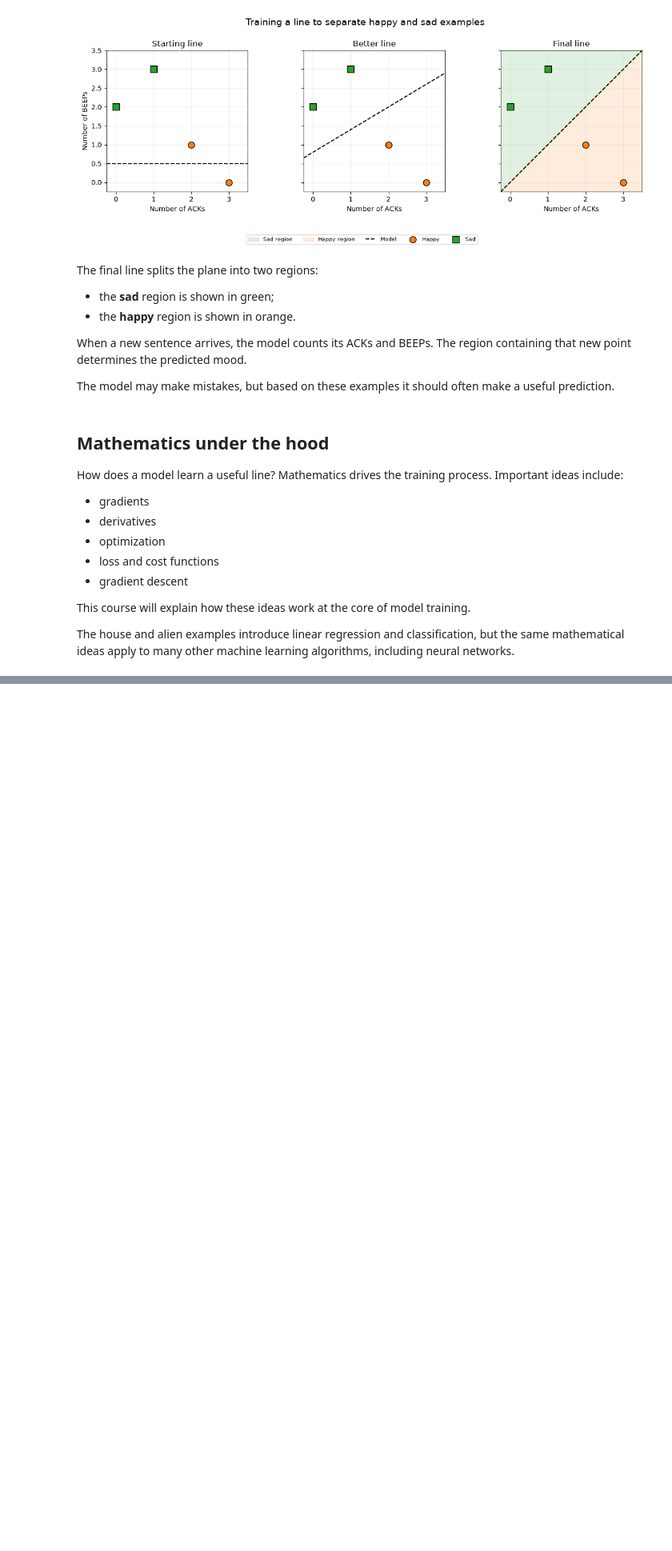
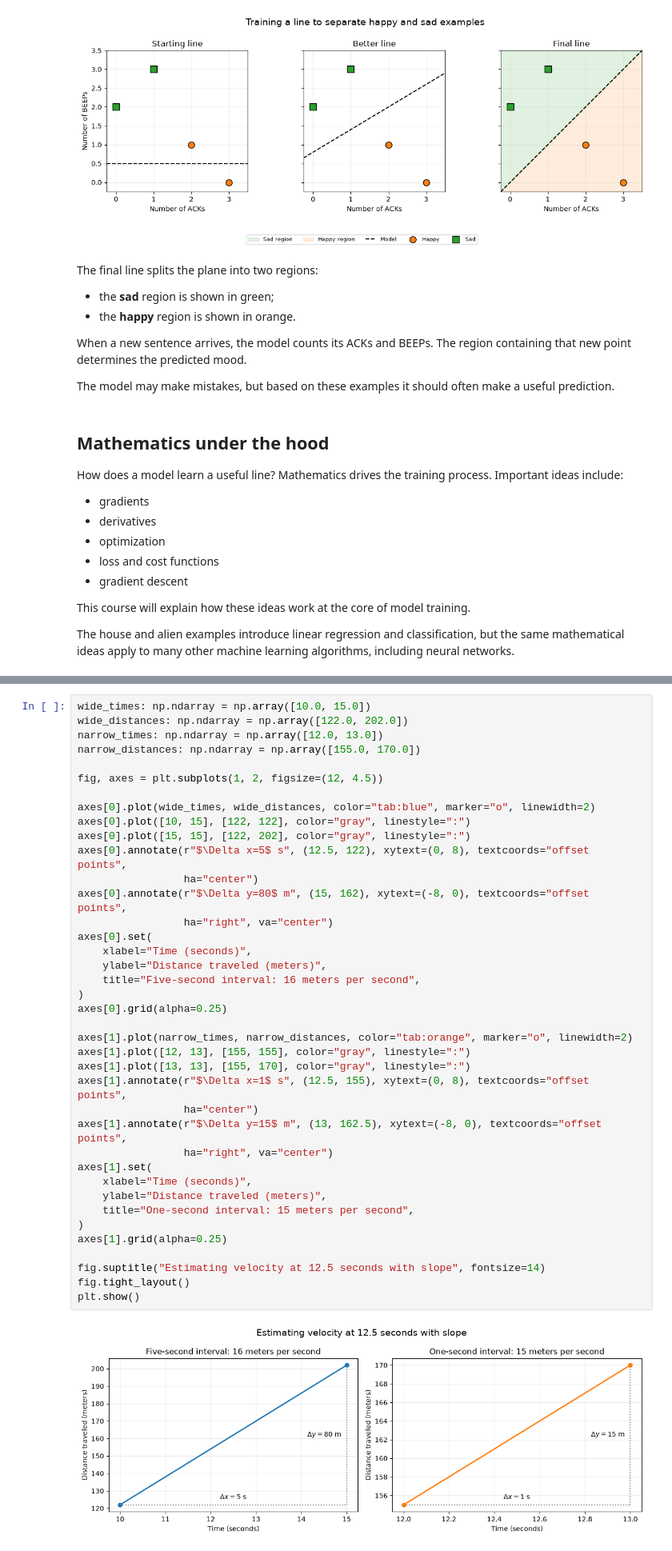
Before and after one commit to majorgilles/mathematics-for-machine-learning-and-data-science, a Jupyter notebook: weeks/c2_w1/01_derivatives_and_optimization.ipynb, the cells around one changed output, grey strips where cells are left out. Shown at 80% size. Saved outputs shown, nothing was run; the diff lists cells and outputs as text; blank space fills up the shorter version.

```diff
--- a/weeks/c2_w1/01_derivatives_and_optimization.ipynb
+++ b/weeks/c2_w1/01_derivatives_and_optimization.ipynb
@@ -246,0 +383,41 @@ The next lessons begin developing the derivative concepts needed to understand t
+# %%
+wide_times: np.ndarray = np.array([10.0, 15.0])
+wide_distances: np.ndarray = np.array([122.0, 202.0])
+narrow_times: np.ndarray = np.array([12.0, 13.0])
+narrow_distances: np.ndarray = np.array([155.0, 170.0])
+
+fig, axes = plt.subplots(1, 2, figsize=(12, 4.5))
+
+axes[0].plot(wide_times, wide_distances, color="tab:blue", marker="o", linewidth=2)
+axes[0].plot([10, 15], [122, 122], color="gray", linestyle=":")
+axes[0].plot([15, 15], [122, 202], color="gray", linestyle=":")
+axes[0].annotate(r"$\Delta x=5$ s", (12.5, 122), xytext=(0, 8), textcoords="offset points",
+                 ha="center")
+axes[0].annotate(r"$\Delta y=80$ m", (15, 162), xytext=(-8, 0), textcoords="offset points",
+                 ha="right", va="center")
+axes[0].set(
+    xlabel="Time (seconds)",
+    ylabel="Distance traveled (meters)",
+    title="Five-second interval: 16 meters per second",
+)
+axes[0].grid(alpha=0.25)
+
+axes[1].plot(narrow_times, narrow_distances, color="tab:orange", marker="o", linewidth=2)
+axes[1].plot([12, 13], [155, 155], color="gray", linestyle=":")
+axes[1].plot([13, 13], [155, 170], color="gray", linestyle=":")
+axes[1].annotate(r"$\Delta x=1$ s", (12.5, 155), xytext=(0, 8), textcoords="offset points",
+                 ha="center")
+axes[1].annotate(r"$\Delta y=15$ m", (13, 162.5), xytext=(-8, 0), textcoords="offset points",
+                 ha="right", va="center")
+axes[1].set(
+    xlabel="Time (seconds)",
+    ylabel="Distance traveled (meters)",
+    title="One-second interval: 15 meters per second",
+)
+axes[1].grid(alpha=0.25)
+
+fig.suptitle("Estimating velocity at 12.5 seconds with slope", fontsize=14)
+fig.tight_layout()
+plt.show()
+# %% [output]
+[figure, added]
```
Also changed, not shown: parts of 8 cells of this notebook.
